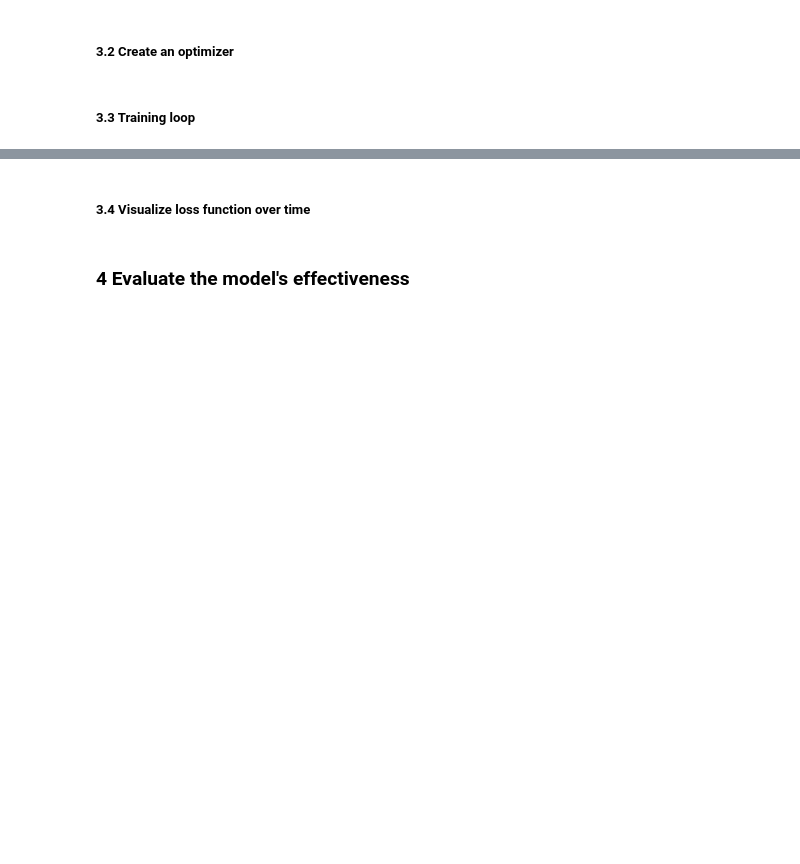
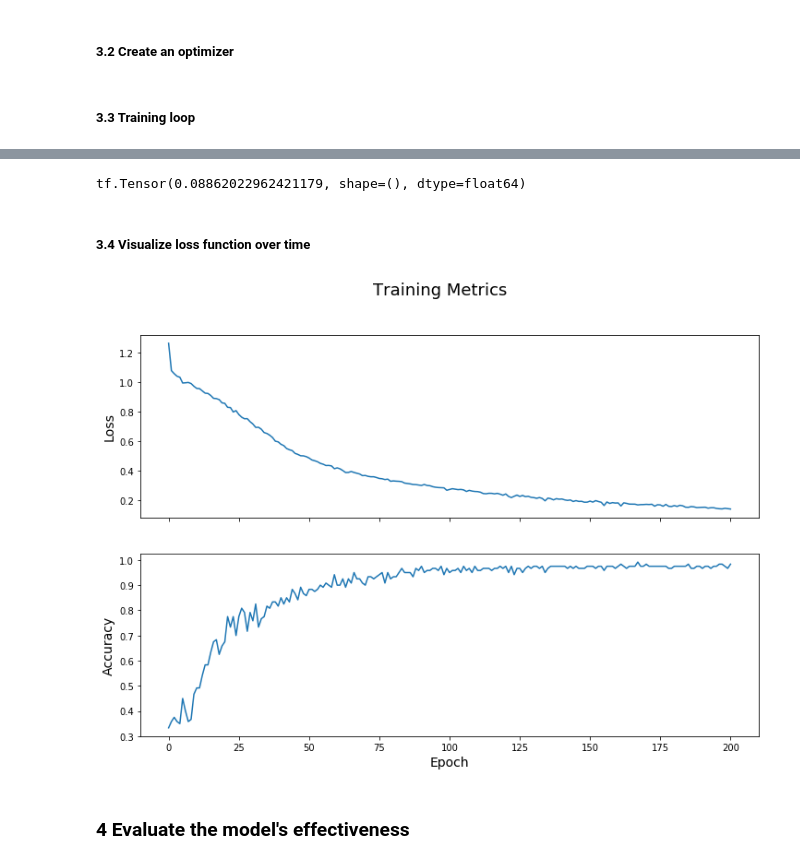
Before and after one commit to GaoYang-Thu/learn-keras-in-tensorflow, a Jupyter notebook: TensorFlow_eager_Iris.ipynb, the cells around one changed output, grey strips where cells are left out. Cells and saved outputs as stored; diff of their text form; code cells hidden in the pictures; blank space fills up the shorter version.

```diff
--- a/TensorFlow_eager_Iris.ipynb
+++ b/TensorFlow_eager_Iris.ipynb
@@ -53,0 +100,8 @@ Downloading data from http://download.tensorflow.org/data/iris_training.csv
+# %%
+# try your best to construct the model independently :P
+
+model = tf.keras.Sequential([
+    tf.keras.layers.Dense(10, activation = 'relu', input_shape = (4,)),
+    tf.keras.layers.Dense(10, activation = 'relu'),
+    tf.keras.layers.Dense(3)
+])
@@ -54,2 +133,19 @@ Downloading data from http://download.tensorflow.org/data/iris_training.csv
 # %% [markdown]
 ##### 3.1 Define loss and gradient function
+# %%
+def loss(model, x, y):
+    y_ = model(x) # predicted label
+    return tf.losses.sparse_softmax_cross_entropy(labels = y, logits = y_)
+
+def grad(model, inputs, targets):
+
+    # grad is the amount that variables of model should change
+    with tf.GradientTape() as tape:
+        loss_value = loss(model, inputs, targets)
+    return tape.gradient(loss_value, model.variables)
+# %%
+for x,y in train_dataset:
+    print(x)
+    print(y)
+    print(grad(model, x, y))
+    print(loss(model,x,y))
@@ -56,4 +170,7 @@ Downloading data from http://download.tensorflow.org/data/iris_training.csv
 # %% [markdown]
 ##### 3.2 Create an optimizer
+# %%
+# stochastic gradient descent
+optimizer = tf.train.GradientDescentOptimizer(learning_rate = 0.01)
 # %% [markdown]
 ##### 3.3 Training loop
@@ -60,5 +216,24 @@ Downloading data from http://download.tensorflow.org/data/iris_training.csv
+# %%
+print(epoch_loss_avg.result())
+# %% [output]
+tf.Tensor(0.08862022962421179, shape=(), dtype=float64)
 # %% [markdown]
 ##### 3.4 Visualize loss function over time
+# %%
+fig, axes = plt.subplots(2, sharex = True, figsize = (12,8))
+
+fig.suptitle('Training Metrics', fontsize = 18)
+
+axes[0].set_ylabel('Loss', fontsize = 14)
+axes[0].plot(train_loss)
+
+axes[1].set_ylabel('Accuracy', fontsize = 14)
+axes[1].set_xlabel('Epoch', fontsize = 14)
+axes[1].plot(train_accuracy)
+
+plt.show()
+# %% [output]
+[figure, added]
 # %% [markdown]
 ### 4 Evaluate the model's effectiveness
 # %% [markdown]
```
Also changed, not shown: parts of 19 cells of this notebook.
